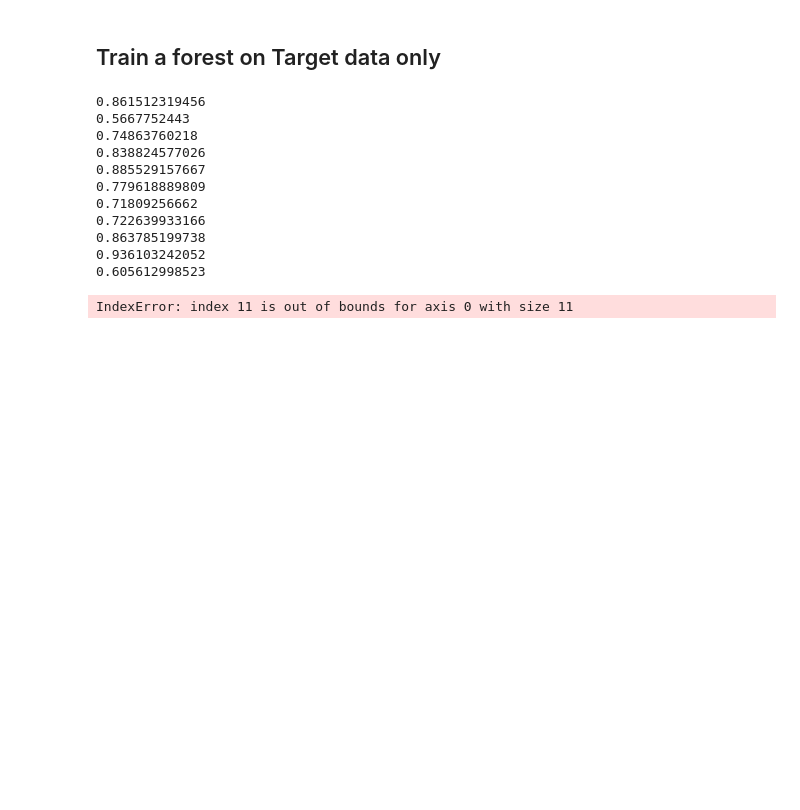
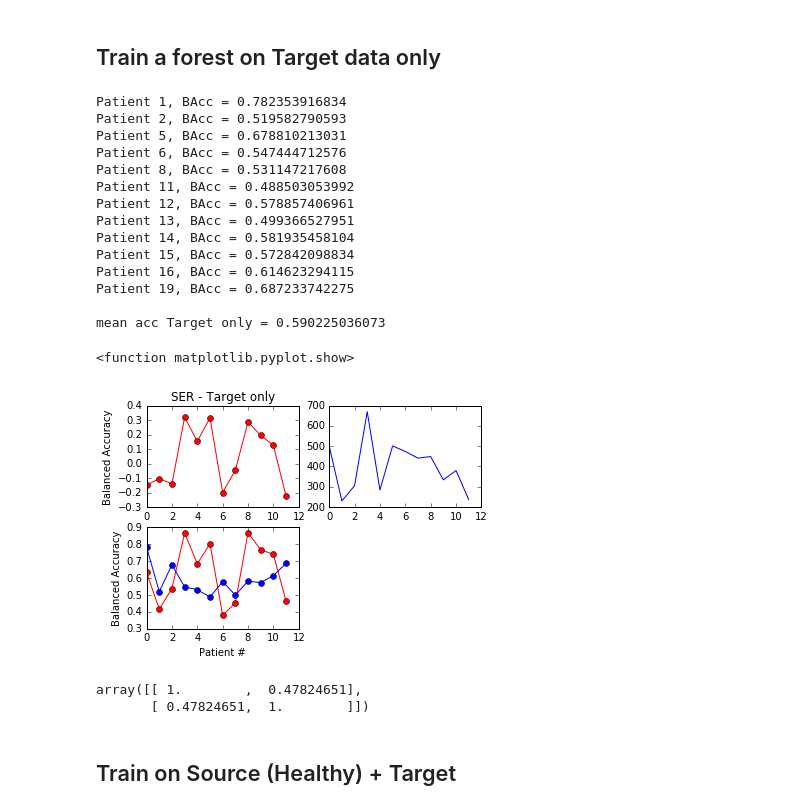
Before and after one commit to Luke3D/TransferRandomForest, a Jupyter notebook: TestonARData_SER.ipynb, the cells around one changed output. Cells and saved outputs as stored; diff of their text form; code cells hidden in the pictures; blank space fills up the shorter version.

```diff
--- a/TestonARData_SER.ipynb
+++ b/TestonARData_SER.ipynb
@@ -274,7 +310,8 @@ mean Acc - SER = 0.650284464289
 # %% [markdown]
 ## Train a forest on Target data only
 # %%
-CVacc = np.zeros(len(HealthyCodes))
+TOacc = np.zeros(len(PatientCodes))
+Ntarget = np.zeros(len(PatientCodes))
 k = 0
 for s in PatientCodes:
 
@@ -288,26 +325,64 @@ for s in PatientCodes:
     Xtest = test.select_columns(feature_cols).to_numpy()
     ytest = test.select_columns(label_cols).to_numpy()
     ytest = ytest.reshape(-1)
+    Ntarget[k] = len(ytarget)
 
     RF = RandomForestClassifier(n_estimators=50)
     RF = RF.fit(Xtarget,ytarget)
     ypred = RF.predict(Xtest)
-    acc = sum(ypred == ytest)
-    CVacc[k] = acc/len(ytest)
-    print CVacc[k]
+    #acc = sum(ypred == ytest)/len(ytest)
+    #balanced accuracy
+    acc_c = 0
+    for c in np.unique(ytest):
+        i = ytest == c
+        correct = ypred[i] == ytest[i]
+        acc_c += sum(correct)/len(correct)
+
+    BAcc = acc_c/len(np.unique(ytest))
+    TOacc[k] = BAcc
+    print 'Patient %s, BAcc = %s'%(s,TOacc[k])
     k = k+1
 
-print '\nmean acc = %s'%CVacc.mean()
+print '\nmean acc Target only = %s'%TOacc.mean()
 # %% [output]
-0.861512319456
-0.5667752443
-0.74863760218
-0.838824577026
-0.885529157667
-0.779618889809
-0.71809256662
-0.722639933166
-0.863785199738
-0.936103242052
-0.605612998523
+Patient 1, BAcc = 0.782353916834
+Patient 2, BAcc = 0.519582790593
+Patient 5, BAcc = 0.678810213031
+Patient 6, BAcc = 0.547444712576
+Patient 8, BAcc = 0.531147217608
+Patient 11, BAcc = 0.488503053992
+Patient 12, BAcc = 0.578857406961
+Patient 13, BAcc = 0.499366527951
+Patient 14, BAcc = 0.581935458104
+Patient 15, BAcc = 0.572842098834
+Patient 16, BAcc = 0.614623294115
+Patient 19, BAcc = 0.687233742275
+
+mean acc Target only = 0.590225036073
-IndexError: index 11 is out of bounds for axis 0 with size 11
+# %%
+plt.figure(1)
+plt.subplot(221)
+plt.plot(SERacc-TOacc,'ro-')
+plt.xlabel('Patient #')
+plt.ylabel('Balanced Accuracy')
+plt.title('SER - Target only')
+
+plt.subplot(223)
+plt.plot(SERacc,'ro-',TOacc,'bo-')
+plt.xlabel('Patient #')
+plt.ylabel('Balanced Accuracy')
+#plt.legend(['w SER','Target only'])
+
+plt.subplot(222)
+plt.plot(Ntarget)
+plt.show
+# %% [output]
+<function matplotlib.pyplot.show>
+[figure, added]
+# %%
+np.corrcoef(SERacc,Ntarget)
+# %% [output]
+array([[ 1.        ,  0.47824651],
+       [ 0.47824651,  1.        ]])
+# %% [markdown]
+## Train on Source (Healthy) + Target
```
Also changed, not shown: parts of 20 cells of this notebook.
